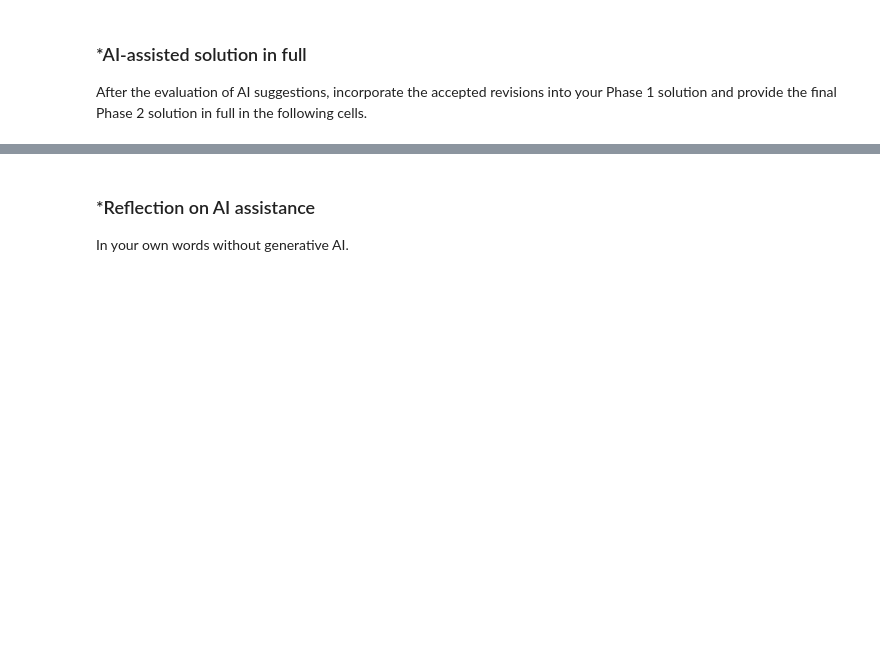
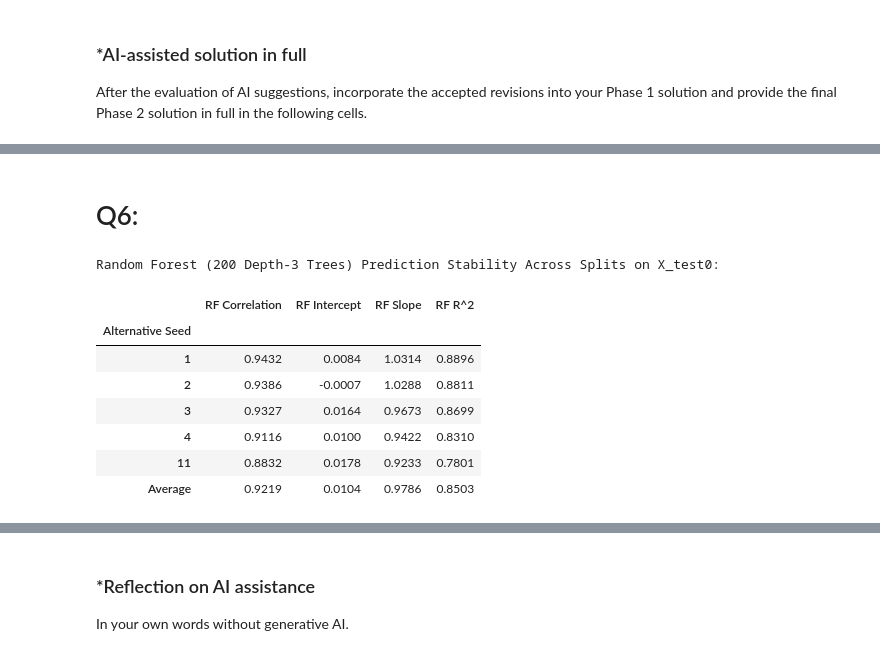
Before and after one commit to sbillel/L03-tree-stability, a Jupyter notebook: notebook.ipynb, the cells around one changed output, grey strips where cells are left out. Cells and saved outputs as stored; diff of their text form; code cells hidden in the pictures; blank space fills up the shorter version.

Commit message:
Phase 2 Done

```diff
--- a/notebook.ipynb
+++ b/notebook.ipynb
@@ -671,0 +1400,37 @@ After the evaluation of AI suggestions, incorporate the accepted revisions into
+# %% [markdown]
+# Q6:
+# %%
+from sklearn.ensemble import RandomForestRegressor
+
+# PHASE 2 IMPROVEMENT 4b: Verify whether averaging 200 depth-3 trees (Random Forest) stabilizes predictions across splits
+rf0 = RandomForestRegressor(n_estimators=200, max_depth=3, random_state=100).fit(X_train0, y_train0)
+rf_pred0 = rf0.predict(X_test0)
+
+rf_rows = []
+for s in alt_seeds:
+    X_tr_s, _, y_tr_s, _ = train_test_split(X, y, test_size=0.2, random_state=s)
+    rf_s = RandomForestRegressor(n_estimators=200, max_depth=3, random_state=100).fit(X_tr_s, y_tr_s)
+    rf_p = rf_s.predict(X_test0)
+    b0, b1, r2 = slr(rf_pred0, rf_p)
+    rf_rows.append({
+        'Alternative Seed': s,
+        'RF Correlation': np.corrcoef(rf_pred0, rf_p)[0, 1],
+        'RF Intercept': b0,
+        'RF Slope': b1,
+        'RF R^2': r2
+    })
+
+rf_df = pd.DataFrame(rf_rows).set_index('Alternative Seed')
+rf_df.loc['Average'] = rf_df.mean()
+print("Random Forest (200 Depth-3 Trees) Prediction Stability Across Splits on X_test0:")
+display(rf_df.round(4))
+# %% [output]
+Random Forest (200 Depth-3 Trees) Prediction Stability Across Splits on X_test0:
+|  | RF Correlation | RF Intercept | RF Slope | RF R^2 |
+| Alternative Seed |  |  |  |  |
+| 1 | 0.9432 | 0.0084 | 1.0314 | 0.8896 |
+| 2 | 0.9386 | -0.0007 | 1.0288 | 0.8811 |
+| 3 | 0.9327 | 0.0164 | 0.9673 | 0.8699 |
+| 4 | 0.9116 | 0.0100 | 0.9422 | 0.8310 |
+| 11 | 0.8832 | 0.0178 | 0.9233 | 0.7801 |
+| Average | 0.9219 | 0.0104 | 0.9786 | 0.8503 |
```
Also changed, not shown: parts of 25 cells of this notebook.
